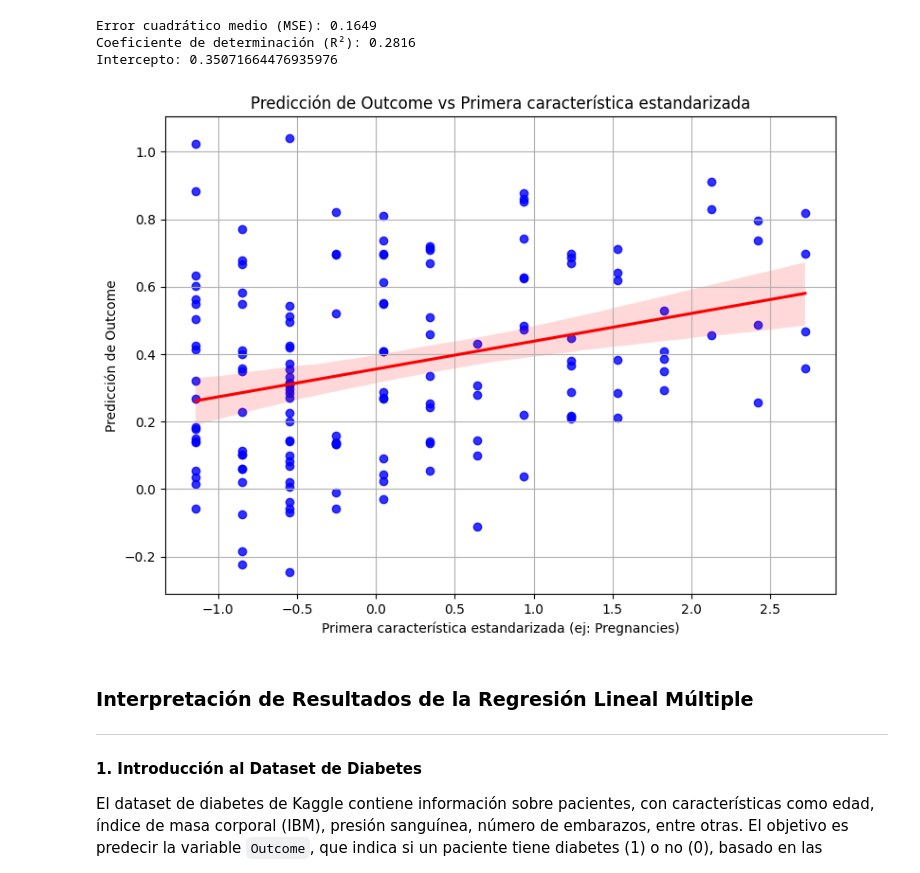
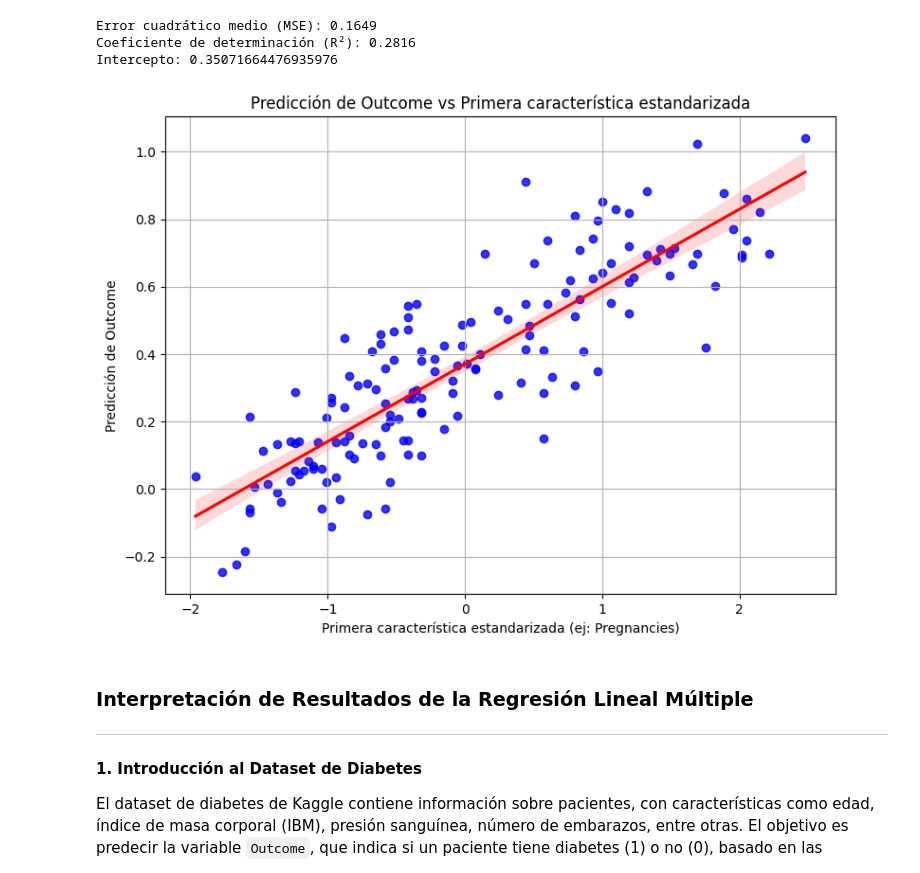
Before and after one commit to JhandryChimbo/data_mining, a Jupyter notebook: EvaluacionUnidad1/Evaluacion.ipynb, the cells around one changed output. Drawn from its saved outputs; the diff is of its cells as text; code cells hidden in the pictures.

```diff
--- a/EvaluacionUnidad1/Evaluacion.ipynb
+++ b/EvaluacionUnidad1/Evaluacion.ipynb
@@ -115,15 +115,15 @@ Intercepto: 0.35071664476935976
 # %%
 # Usamos la primera característica para graficar
 plt.figure(figsize=(8, 6))
-sns.regplot(x=X_test[:, 0], y=y_pred, scatter_kws={"color": "blue"}, line_kws={"color": "red"})
+sns.regplot(x=X_test[:, 1], y=y_pred, scatter_kws={"color": "blue"}, line_kws={"color": "red"})
 plt.title("Predicción de Outcome vs Primera característica estandarizada")
 plt.xlabel("Primera característica estandarizada (ej: Pregnancies)")
 plt.ylabel("Predicción de Outcome")
 plt.grid(True)
 plt.tight_layout()
 plt.show()
 # %% [output]
-[figure, old version]
+[figure, new version]
 # %% [markdown]
 
 ### Interpretación de Resultados de la Regresión Lineal Múltiple
```
Also changed, not shown: 3 other files.
